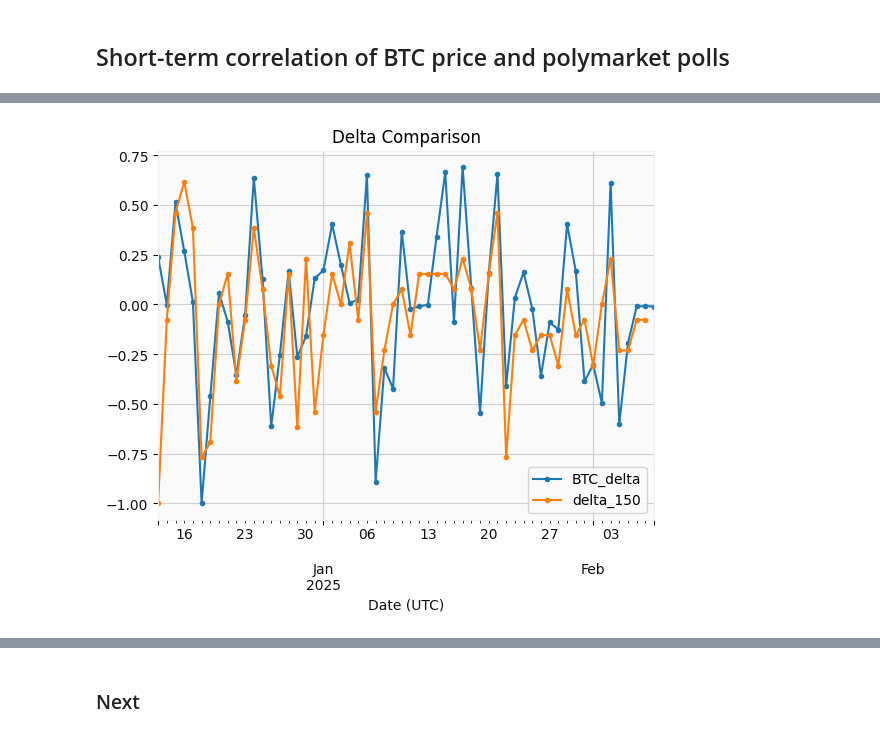
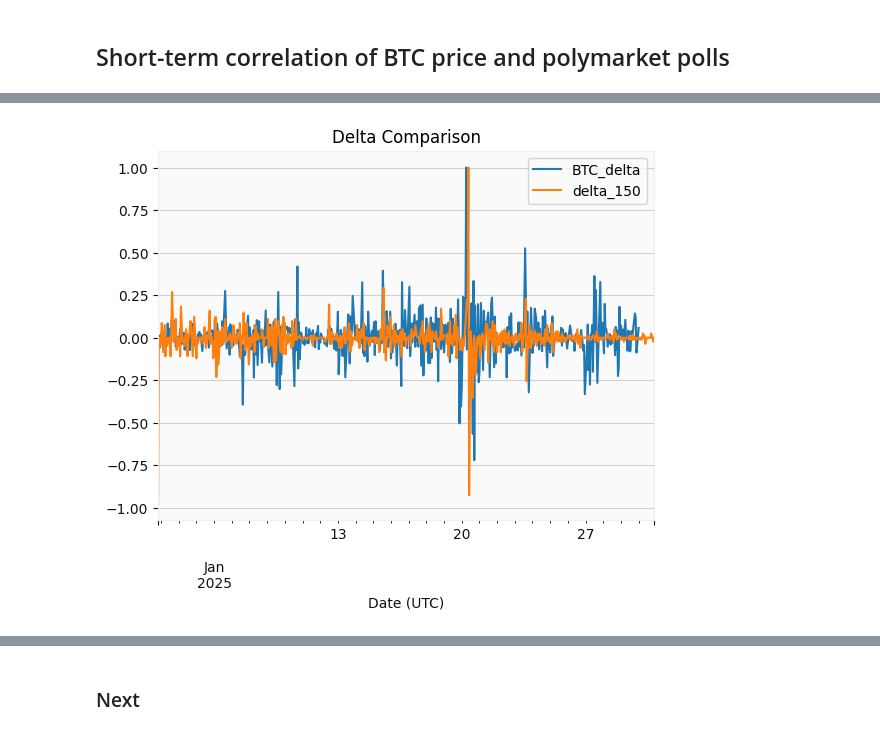
Before and after one commit to DiceNameIsMy/algotrading, a Jupyter notebook: src/main.ipynb, the cells around one changed output, grey strips where cells are left out. Saved outputs shown, nothing was run; the diff lists cells and outputs as text; code cells hidden in the pictures.

Commit message:
Add more datasets

```diff
--- a/src/main.ipynb
+++ b/src/main.ipynb
@@ -118,0 +105,12 @@ BTC_df.head()
+# %%
+from binance import Client
+
+from binance_datasets import load_binance_dataset
+
+
+start_date = pm_df.index.min().strftime("%Y-%m-%d")
+end_date = pm_df.index.max().strftime("%Y-%m-%d")
+
+BTC_df = load_binance_dataset("BTCUSDT", Client.KLINE_INTERVAL_1HOUR, start_date, end_date)
+
+BTC_df.head()
@@ -133,22 +155,0 @@ plt.show()
-# %%
-def load_pm_dataset(filename: str):
-    pm_df = pd.read_csv(f'../data/{filename}', parse_dates=['Date (UTC)'], index_col='Date (UTC)')
-    bet_cols = pm_df.columns[pm_df.columns.str.startswith('$')]
-
-    new_bet_cols = [col.split(",")[0].split("$")[1] for col in bet_cols]
-
-    rename_mapping = {f"${col},000": col for col in new_bet_cols}
-    pm_df = pm_df.rename(columns=rename_mapping)
-
-    for column in new_bet_cols:
-        # Compute how probability had changed after 1 day
-        pm_df[f'open_{column}'] = pm_df[column]
-        pm_df[f'close_{column}'] = pm_df[column].shift(-1)
-        pm_df[f'delta_{column}'] = pm_df[f'close_{column}'] - pm_df[f'open_{column}']
-
-    pm_df = pm_df.drop(columns=new_bet_cols)
-
-    return pm_df
-
-pm_df = load_pm_dataset('1_pm_BTC_1d.csv')
-pm_df.head()
@@ -190,7 +178,7 @@ deltas_df.head()
 # %%
-deltas_df[["BTC_delta", "delta_150"]].plot(style='.-', title='Delta Comparison')
+deltas_df[["BTC_delta", "delta_150"]].plot(style='-', title='Delta Comparison')
 plt.show()
 # %% [output]
-[figure, old version]
+[figure, new version]
 # %%
 
```
Also changed, not shown: parts of 18 cells of this notebook, 5 other files.
